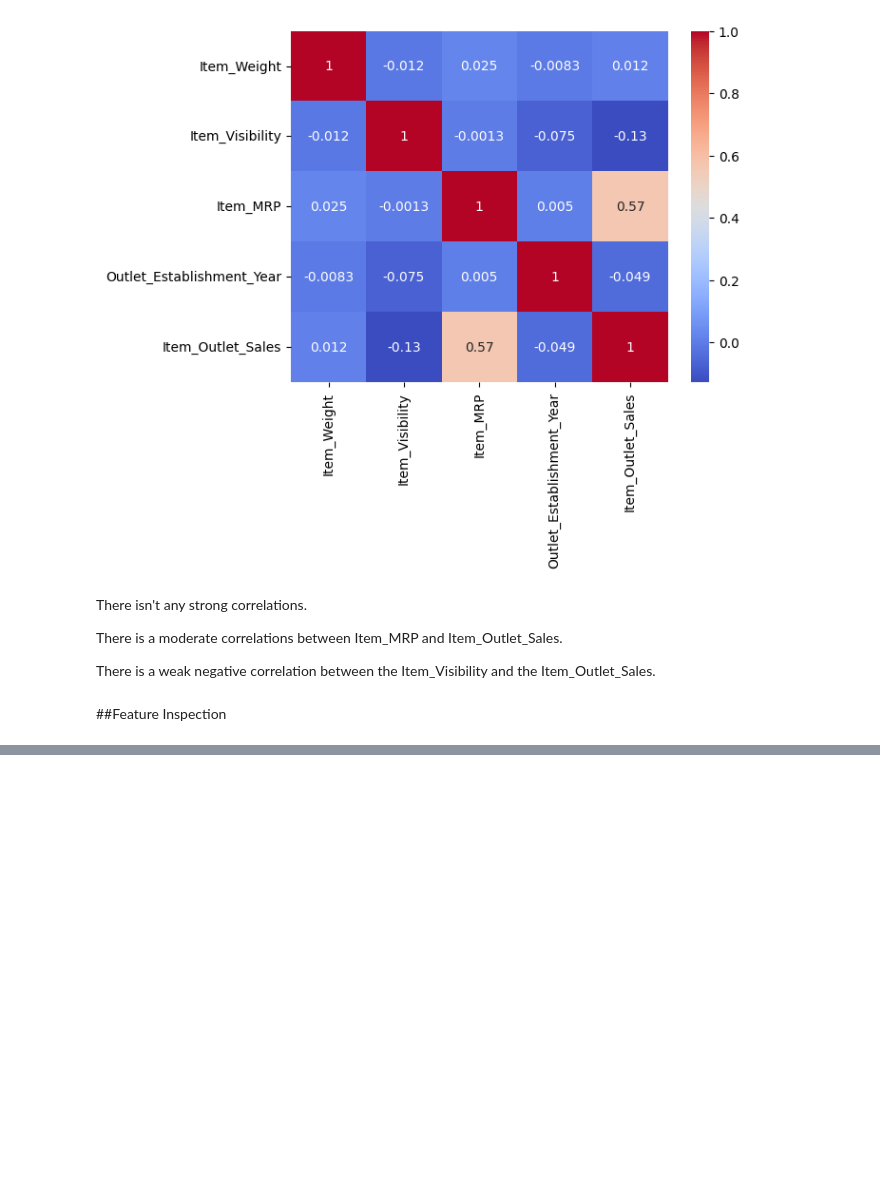
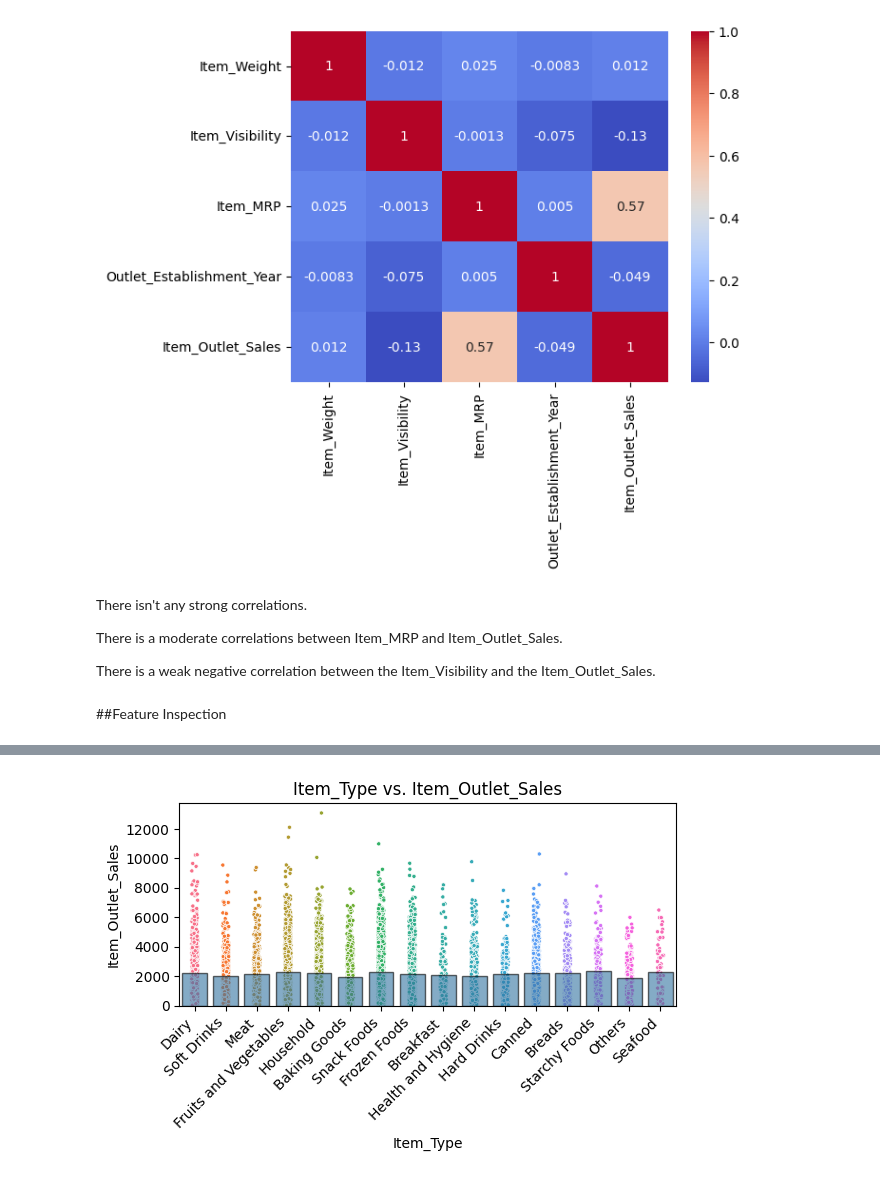
Before and after one commit to LinaArdah/Prediction-of-Product-Sales, a Jupyter notebook: Prediction_of_Product_Sales.ipynb, the cells around one changed output, grey strips where cells are left out. Cells and saved outputs as stored; diff of their text form; code cells hidden in the pictures; blank space fills up the shorter version.

```diff
--- a/Prediction_of_Product_Sales.ipynb
+++ b/Prediction_of_Product_Sales.ipynb
@@ -328,0 +571,4 @@ There is a weak negative correlation between the Item_Visibility and the Item_Ou
+# %%
+plot_categorical_vs_target(df,'Item_Type','Item_Outlet_Sales');
+# %% [output]
+[figure, added]
```
Also changed, not shown: parts of 89 cells of this notebook.
